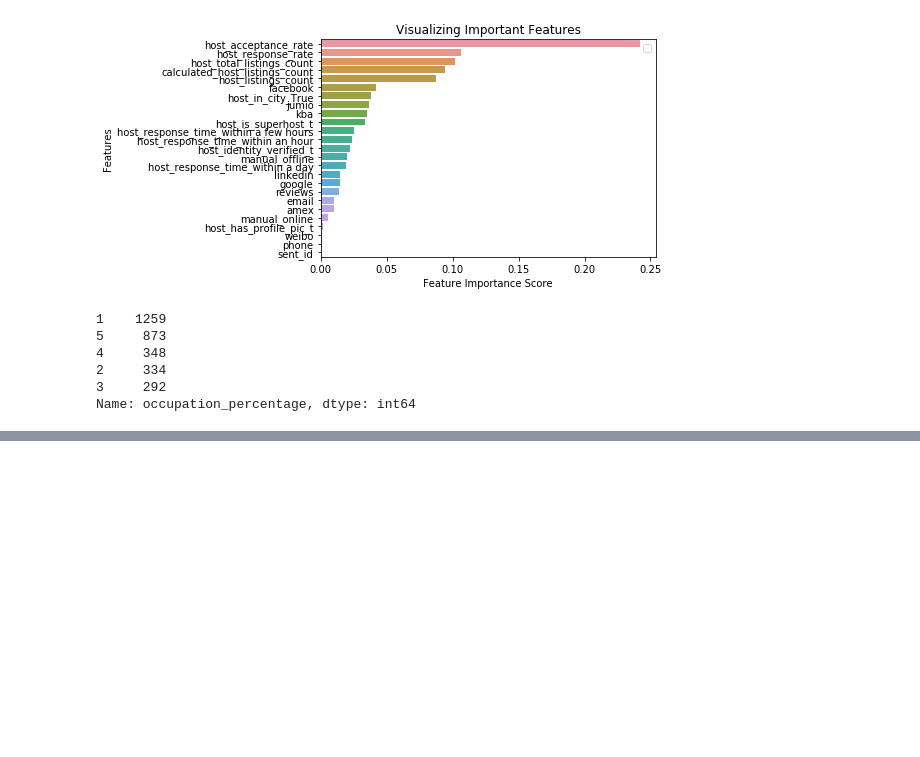
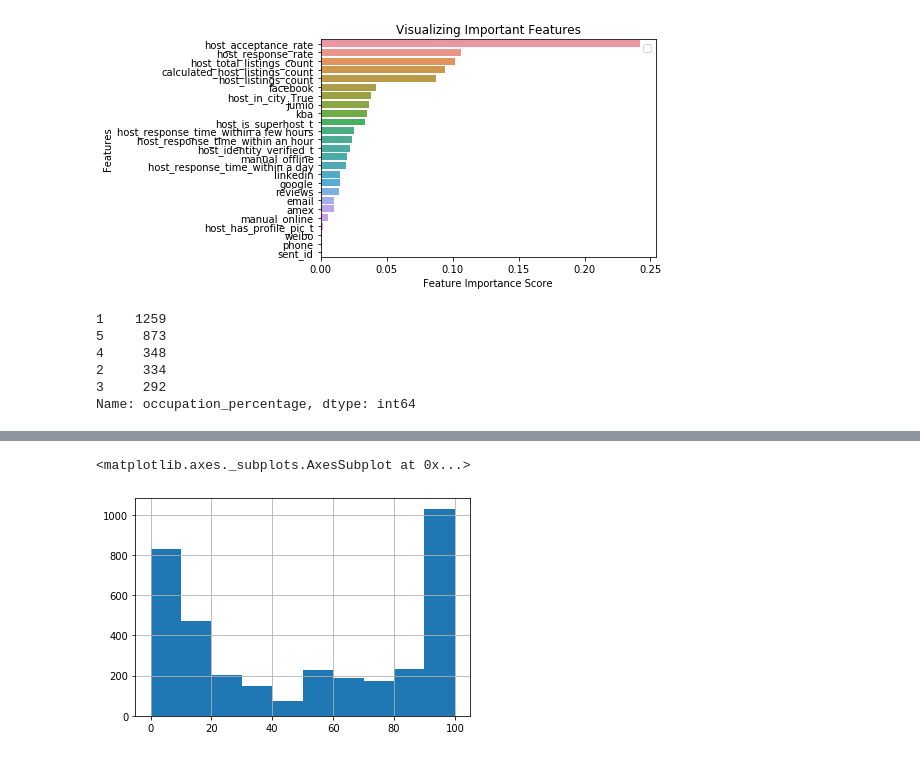
Before and after one commit to jordiagv/project1_datascientist_nanodegree, a Jupyter notebook: boston_host_dimension_analysis.ipynb, the cells around one changed output, grey strips where cells are left out. Cells and saved outputs as stored; diff of their text form; code cells hidden in the pictures; blank space fills up the shorter version.

```diff
--- a/boston_host_dimension_analysis.ipynb
+++ b/boston_host_dimension_analysis.ipynb
@@ -272,0 +347,5 @@ Name: occupation_percentage, dtype: int64
+# %%
+df["occupation_percentage"].hist()
+# %% [output]
+<matplotlib.axes._subplots.AxesSubplot at 0x...>
+[figure, added]
```
Also changed, not shown: parts of 11 cells of this notebook, 3 other files.
